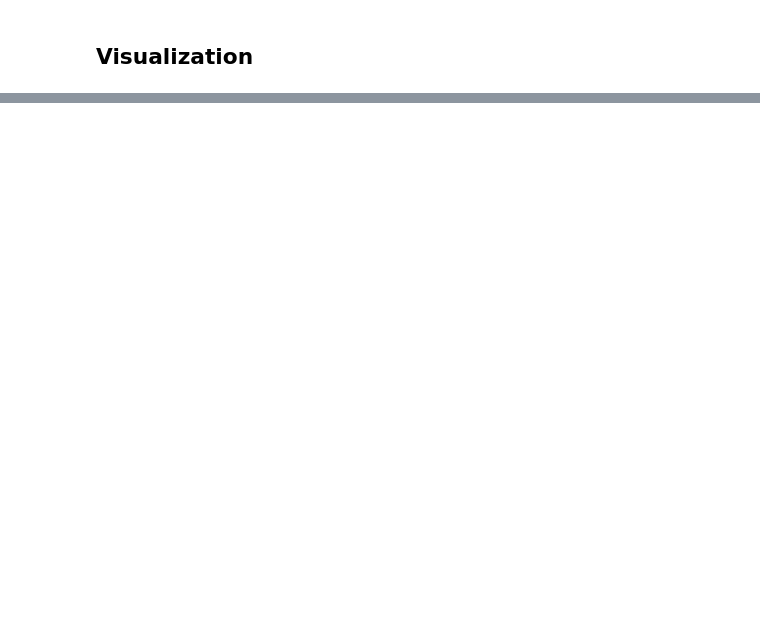
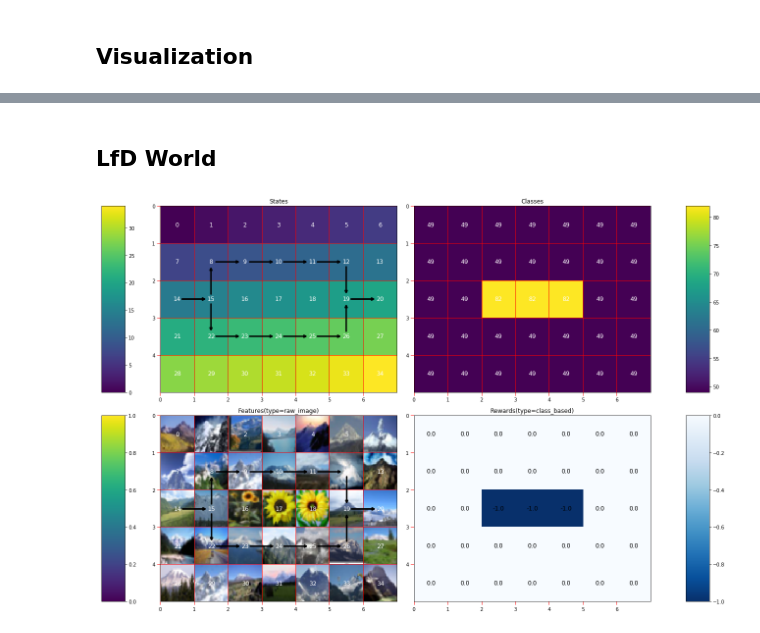
Before and after one commit to yrevar/navigation_mdp, a Jupyter notebook: navigation_mdp.ipynb, the cells around one changed output, grey strips where cells are left out. Cells and saved outputs as stored; diff of their text form; code cells hidden in the pictures; blank space fills up the shorter version.

```diff
--- a/navigation_mdp.ipynb
+++ b/navigation_mdp.ipynb
@@ -93,0 +112,33 @@ p.ax.invert_yaxis() # cartesian coordinates
+# %% [markdown]
+## LfD World
+# %%
+import navigation_mdp as NvMDP
+
+s_lst_lst = [[(2,0), (2,1), (1,1), (1,2), (1,3), (1,4), (1,5), (2,5), (2,6)],
+            [(2,0), (2,1), (3,1), (3,2), (3,3), (3,4), (3,5), (2,5), (2,6)]]
+
+phi_spec_cifar100_rgb = NvMDP.features.FeatureClassImageSampler(
+    lambda x: sample_image(X, y, x) / 255.,
+    key="raw_image")
+r_spec_const = NvMDP.reward.RewardStateScalar(
+    loc_to_reward_dict={(2,6): 0.},
+    class_id_to_reward_dict={82: -1}, default=0,
+    key="class_based", feature_key=None)
+
+lfdw = NvMDP.world.DiscreteLfDWorld2D(
+            discrete_state_space = NvMDP.state.DiscreteStateSpace(5,7),
+            class_ids = NvMDP.class_.XYClassDistribution([
+                [0, 0, 0, 0, 0, 0, 0],
+                [0, 0, 0, 0, 0, 0, 0],
+                [0, 0, 1, 1, 1, 0, 0],
+                [0, 0, 0, 0, 0, 0, 0],
+                [0, 0, 0, 0, 0, 0, 0]],
+                marker_to_class_id = {0: 49, 1: 82})().flatten(),
+            phi_spec = [phi_spec_cifar100_rgb],
+            r_spec = [r_spec_const],
+            s_lst_lst = s_lst_lst,
+            a_lst_lst = None
+        )
+NvMDP.plotting.plot_irl_world(lfdw.S, lfdw.trajectories()[0], r_key="class_based", phi_key="raw_image")
+# %% [output]
+[figure, added]
```
Also changed, not shown: parts of 6 cells of this notebook, 10 other files.
